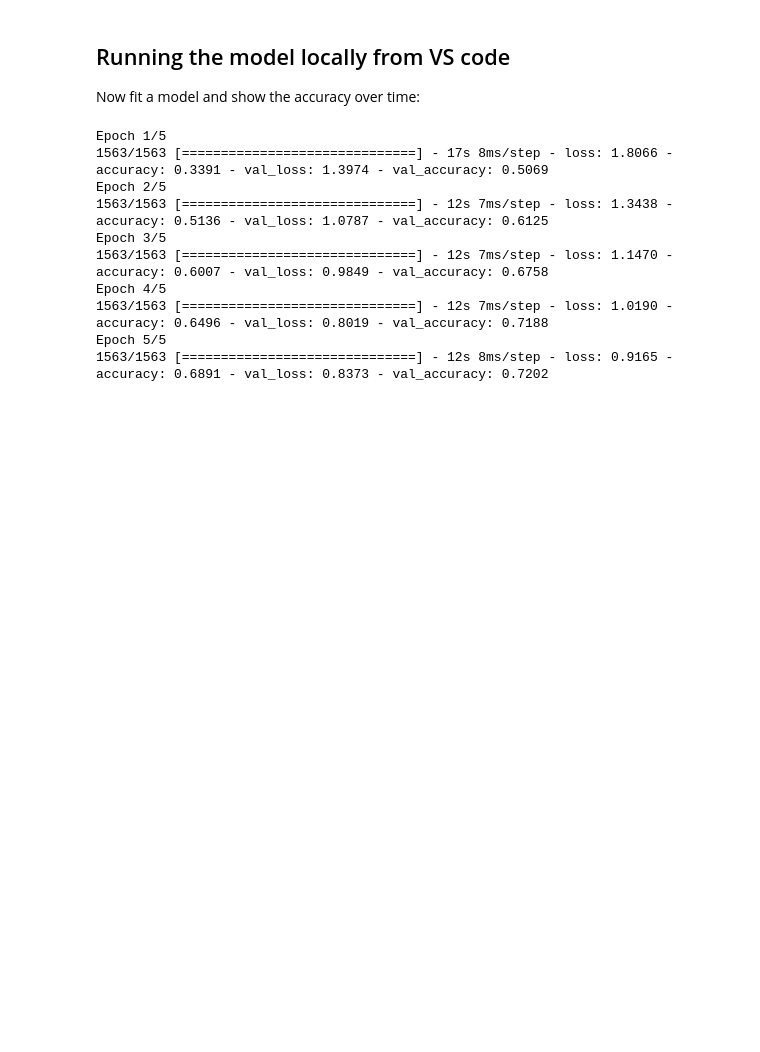
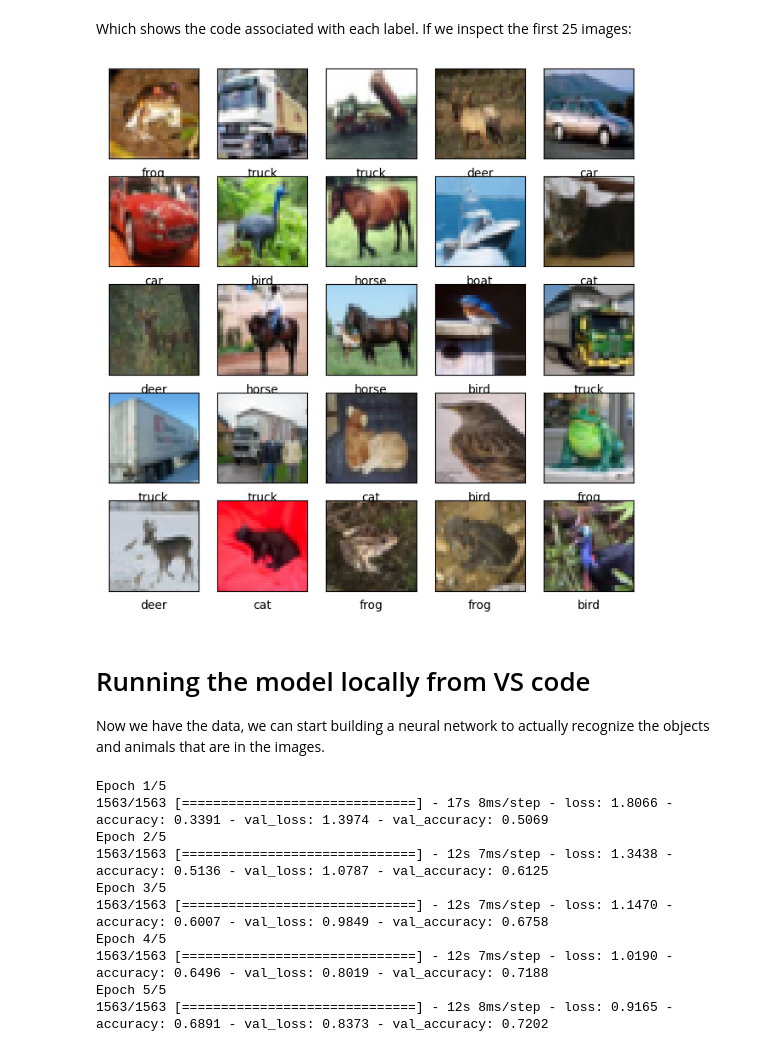
Before and after one commit to PaulHiemstra/exxample_ml_project, a Jupyter notebook: Example Notebook.ipynb, the cells around one changed output. Drawn from its saved outputs; the diff is of its cells as text; code cells hidden in the pictures; blank space fills up the shorter version.

```diff
--- a/Example Notebook.ipynb
+++ b/Example Notebook.ipynb
@@ -22,6 +36,23 @@ Downloading data from https://www.cs.toronto.edu/~kriz/cifar-10-python.tar.gz
+# %% [markdown]
+Which shows the code associated with each label. If we inspect the first 25 images:
+# %%
+import matplotlib.pyplot as plt
+
+class_names = ['airplane', 'car', 'bird', 'cat', 'deer',
+               'dog', 'frog', 'horse', 'boat', 'truck']
+
+plt.figure(figsize=(8,8))
+for i in range(25):
+    plt.subplot(5,5,i+1)  #vul het i-e image
+    plt.xticks([]) #geen schaal bij x-as
+    plt.yticks([]) #geen schaal bij y-as
+    plt.imshow(train_images[i])
+    plt.xlabel(class_names[train_labels[i][0]])
+# %% [output]
+[figure, added]
 # %% [markdown]
-## Running the model locally from VS code
-Now fit a model and show the accuracy over time:
+# Running the model locally from VS code
+Now we have the data, we can start building a neural network to actually recognize the objects and animals that are in the images.
 # %%
 import pandas as pd
 
```
Also changed, not shown: parts of 17 cells of this notebook, 3 other files.
